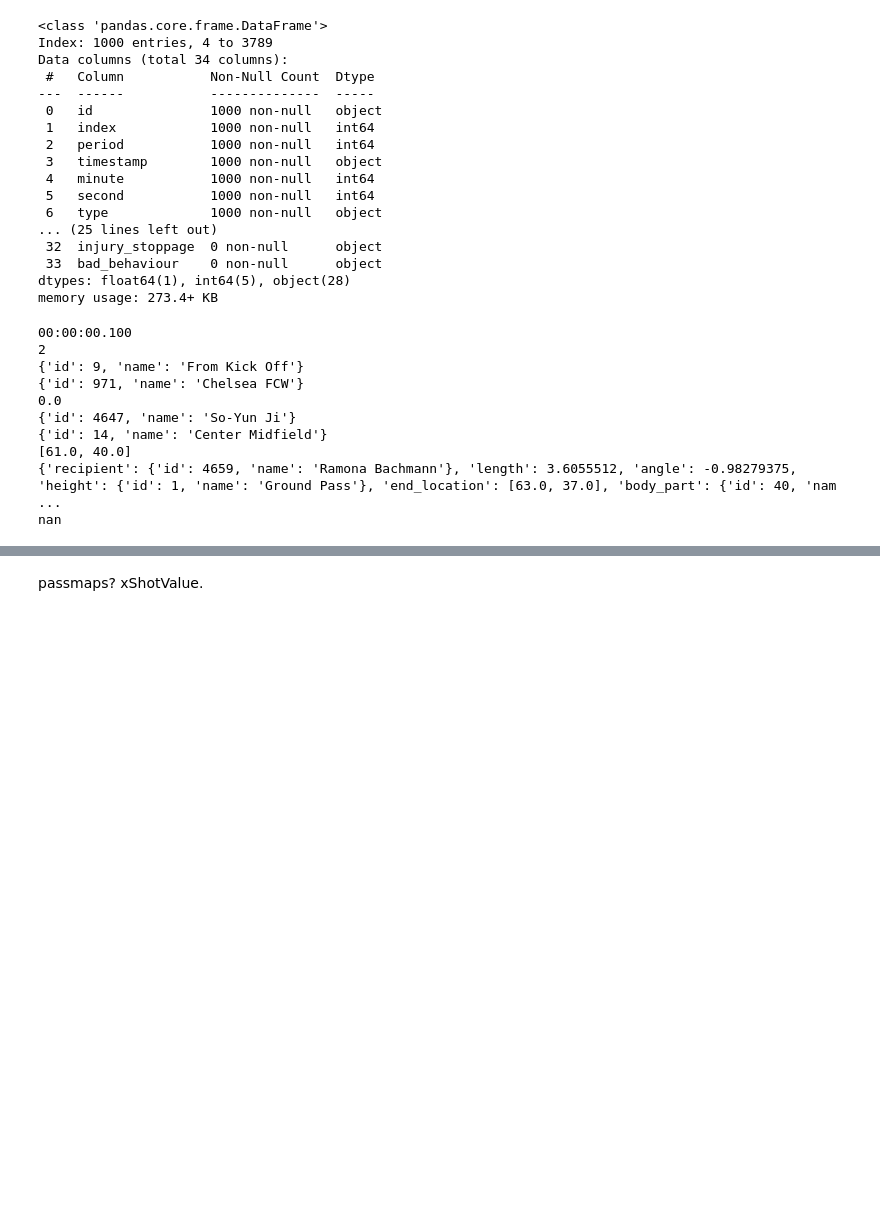
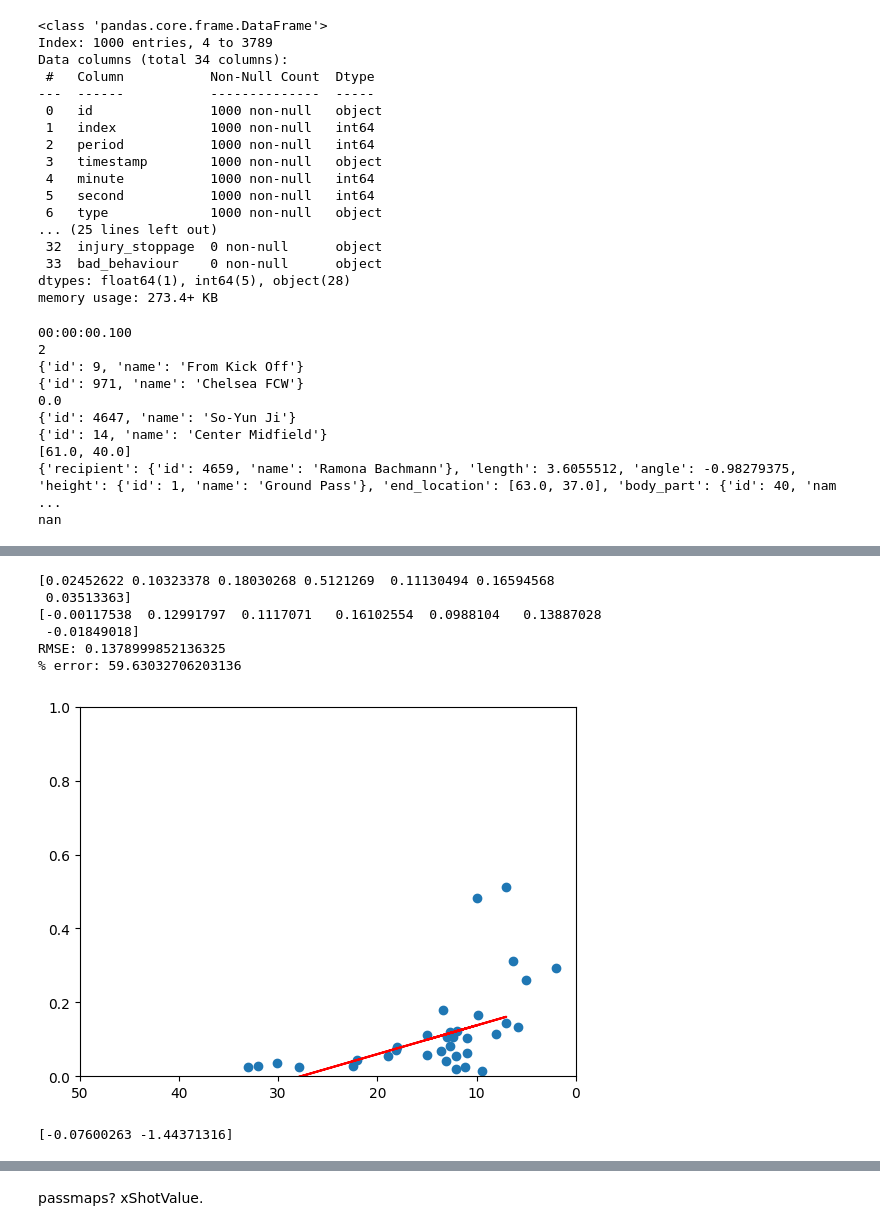
Before and after one commit to kwabenankyi/statsdefuser, a Jupyter notebook: explore_events.ipynb, the cells around one changed output, grey strips where cells are left out. Drawn from its saved outputs; the diff is of its cells as text; code cells hidden in the pictures; blank space fills up the shorter version.

```diff
--- a/explore_events.ipynb
+++ b/explore_events.ipynb
@@ -91,0 +265,54 @@ nan
+# %%
+from sklearn.model_selection import train_test_split
+
+# shot distance to calculate xG - create test and train sets
+X = np.array(shotDistances).reshape(-1, 1)
+y = np.array(shotXg)
+
+X_train, X_test, y_train, y_test = train_test_split(X, y, test_size=0.2, random_state=42)
+# %%
+from sklearn.linear_model import LinearRegression
+from sklearn.metrics import root_mean_squared_error
+
+def percentage_error(actual, predicted):
+    return np.mean(np.abs((actual - predicted) / actual)) * 100
+
+linear_reg = LinearRegression()
+linear_reg.fit(X_train, y_train)
+
+y_pred = linear_reg.predict(X_test)
+
+rmse_linear_reg = root_mean_squared_error(y_test, y_pred)
+pe_linear_reg = percentage_error(y_test, y_pred)
+
+print(y_test)
+print(y_pred)
+print("RMSE:", rmse_linear_reg)
+print("% error:", pe_linear_reg)
+
+plt.xlim(50, 0)
+plt.ylim(0, 1)
+
+plt.scatter(X, y)
+plt.plot(X_test, y_pred, color='red')
+plt.show()
+# %% [output]
+[0.02452622 0.10323378 0.18030268 0.5121269  0.11130494 0.16594568
+ 0.03513363]
+[-0.00117538  0.12991797  0.1117071   0.16102554  0.0988104   0.13887028
+ -0.01849018]
+RMSE: 0.1378999852136325
+% error: 59.63032706203136
+[figure, added]
+# %%
+# create exponential model
+fit = np.polyfit(shotDistances, np.log(shotXg), 1)
+
+print(fit)
+
+def graph(formula, x_range):
+   x = np.arange(*x_range)
+   y = eval(formula)
+   plt.plot(x, y)
+# %% [output]
+[-0.07600263 -1.44371316]
```
Also changed, not shown: parts of 10 cells of this notebook, 3 other files.
